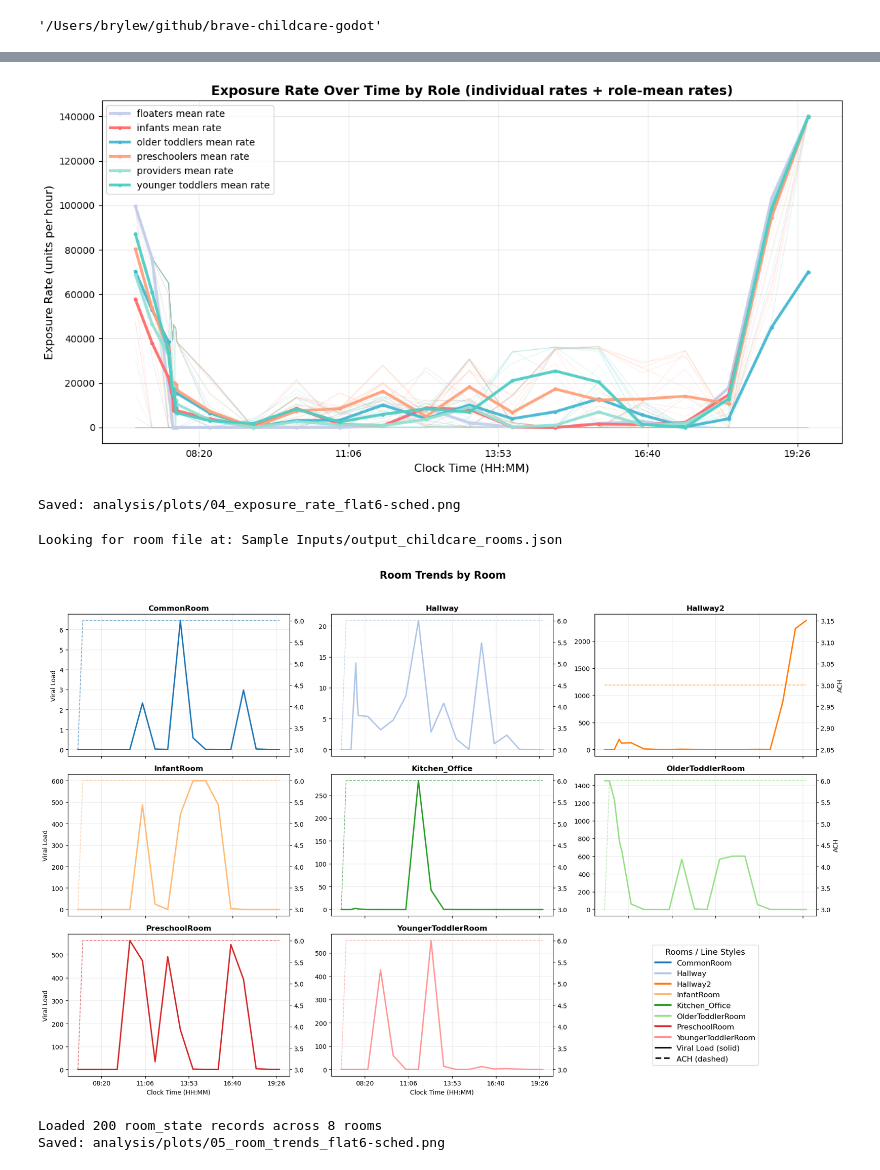
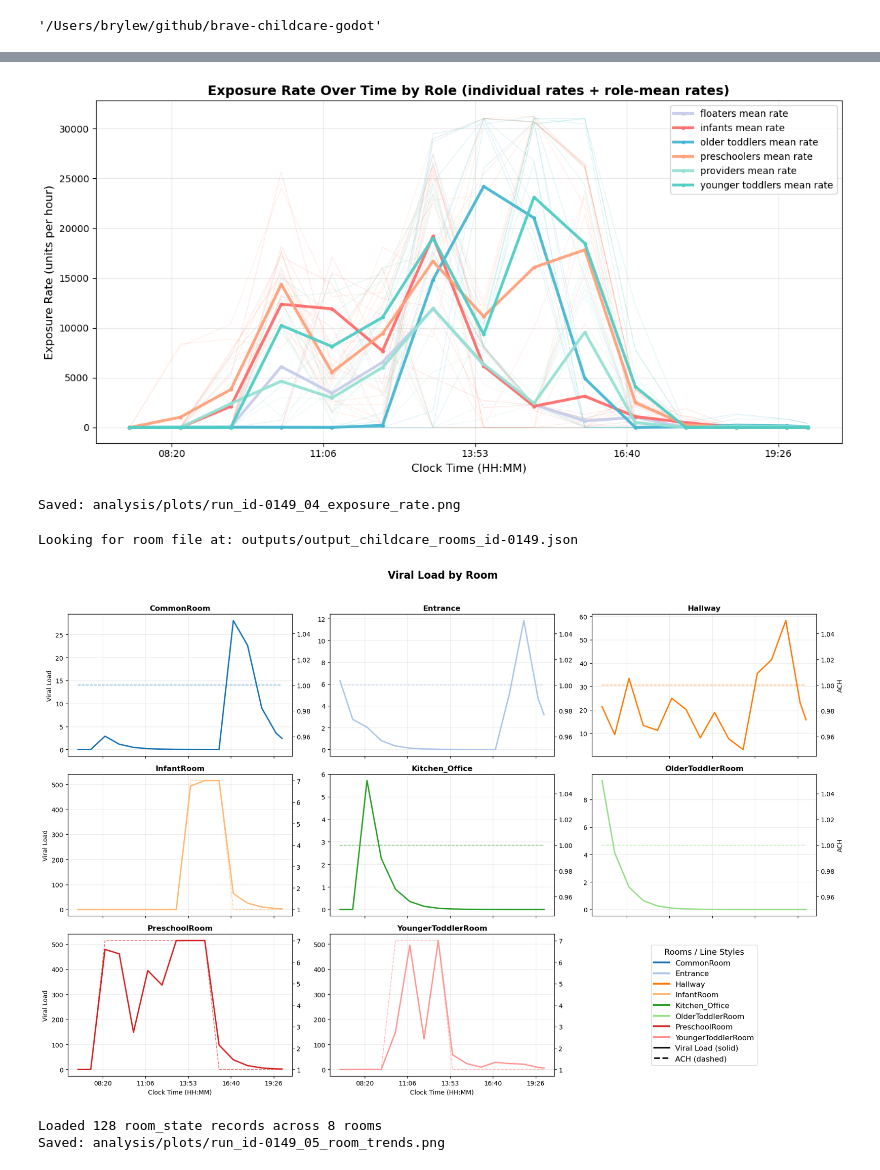
Before and after one commit to NSSAC/brave-childcare-godot, a Jupyter notebook: analysis/sim_analysis.ipynb, the cells around one changed output, grey strips where cells are left out. Saved outputs shown, nothing was run; the diff lists cells and outputs as text; code cells hidden in the pictures.

```diff
--- a/analysis/sim_analysis.ipynb
+++ b/analysis/sim_analysis.ipynb
@@ -94,7 +142,7 @@ final_exposure = exposure_df.sort_values('time').drop_duplicates('pid', keep='la
 final_exposure = final_exposure.sort_values('cumulative_viral_exposure', ascending=False)
 
 print(f"Final exposure statistics by role:")
-for role in sorted(final_exposure['role'].unique()):
+for role in final_exposure['role'].sort_values().unique():
     role_data = final_exposure[final_exposure['role'] == role]
     print(f"\n{role}:")
     print(f"  Count: {len(role_data)}")
@@ -132,7 +180,7 @@ role_colors = {
 }
 
 # Get unique roles and their counts
-roles = sorted(final_exposure['role'].unique())
+roles = final_exposure['role'].sort_values().unique()
 role_counts = {role: len(final_exposure[final_exposure['role'] == role]) for role in roles}
 
 # Plot cumulative exposure by PID with color by role - grouped by role
@@ -186,9 +234,9 @@ legend_elements = [Patch(facecolor=role_colors.get(role, '#CCCCCC'),
 ax.legend(handles=legend_elements, loc='upper right', frameon=True)
 ax.grid(axis='y', alpha=0.3)
 plt.tight_layout()
-plt.savefig(plot_dir / f'01_exposure_by_individual_{output_suffix}.png', dpi=300, bbox_inches='tight')
+plt.savefig(plot_dir / f'{output_prefix}01_exposure_by_individual.png', dpi=300, bbox_inches='tight')
 plt.show()
 
 print(f"\nTotal individuals plotted: {len(final_exposure)}")
-print(f"Saved: {plot_dir / f'01_exposure_by_individual_{output_suffix}.png'}")
+print(f"Saved: {plot_dir / f'{output_prefix}01_exposure_by_individual.png'}")
 # %% [output]
@@ -373,18 +421,18 @@ ax.set_title('Exposure Rate Over Time by Role (individual rates + role-mean rate
 ax.legend(frameon=True, loc='best')
 ax.grid(True, alpha=0.3)
 plt.tight_layout()
-plt.savefig(plot_dir / f'04_exposure_rate_{output_suffix}.png', dpi=300, bbox_inches='tight')
+plt.savefig(plot_dir / f'{output_prefix}04_exposure_rate.png', dpi=300, bbox_inches='tight')
 plt.show()
-print(f"Saved: {plot_dir / f'04_exposure_rate_{output_suffix}.png'}")
+print(f"Saved: {plot_dir / f'{output_prefix}04_exposure_rate.png'}")
 # %% [output]
-[figure, old version]
+[figure, new version]
-Saved: analysis/plots/04_exposure_rate_flat6-sched.png
+Saved: analysis/plots/run_id-0149_04_exposure_rate.png
 # %%
 # Plot room trajectories as a 3x3 grid (8 rooms + legend panel)
 from matplotlib.ticker import FuncFormatter
 from matplotlib.lines import Line2D
 
-room_file = output_dir / 'output_childcare_rooms.json'
+room_file = output_dir / f'output_childcare_rooms_{run_id}.json'
 print(f"Looking for room file at: {room_file}")
 
 room_rows = []
@@ -464,39 +512,39 @@ else:
     legend_ax.axis('off')
 
     room_handles = [
         Line2D([0], [0], color=room_color_map[name], lw=3.0, label=name)
         for name in room_names[:8]
     ]
     style_handles = [
         Line2D([0], [0], color='black', lw=2.5, ls='-', label='Viral Load (solid)'),
         Line2D([0], [0], color='black', lw=2.5, ls='--', label='ACH (dashed)')
     ]
 
     legend_ax.legend(
         handles=room_handles + style_handles,
         loc='center',
         frameon=True,
         title='Rooms / Line Styles',
         fontsize=12,
         title_fontsize=13
     )
 
     # Bottom row x-labels.
     for idx in [6, 7]:
         axes_flat[idx].set_xlabel('Clock Time (HH:MM)')
 
     plt.suptitle('Viral Load by Room', fontsize=16, fontweight='bold')
     plt.tight_layout(rect=[0.0, 0.0, 1.0, 0.96])
-    plt.savefig(plot_dir / f'05_room_trends_{output_suffix}.png', dpi=300, bbox_inches='tight')
+    plt.savefig(plot_dir / f'{output_prefix}05_room_trends.png', dpi=300, bbox_inches='tight')
     plt.show()
 
     print(f"Loaded {len(room_df)} room_state records across {len(room_names)} rooms")
-    print(f"Saved: {plot_dir / f'05_room_trends_{output_suffix}.png'}")
+    print(f"Saved: {plot_dir / f'{output_prefix}05_room_trends.png'}")
 # %% [output]
-Looking for room file at: Sample Inputs/output_childcare_rooms.json
+Looking for room file at: outputs/output_childcare_rooms_id-0149.json
-[figure, old version]
+[figure, new version]
-Loaded 200 room_state records across 8 rooms
-Saved: analysis/plots/05_room_trends_flat6-sched.png
+Loaded 128 room_state records across 8 rooms
+Saved: analysis/plots/run_id-0149_05_room_trends.png
 # %%
 # Summary table of final exposures
 summary_table = final_exposure[['pid', 'role', 'cumulative_viral_exposure', 'sample_count']].copy()
```
Also changed, not shown: parts of 9 cells of this notebook, 21 other files.
